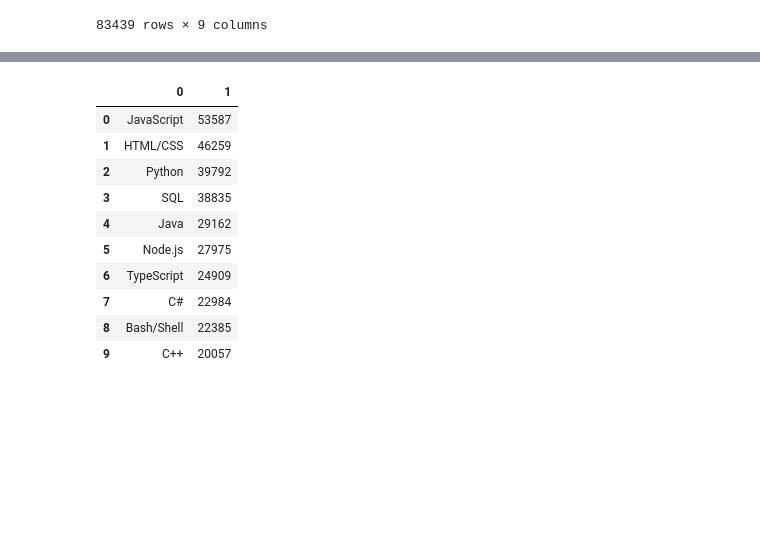
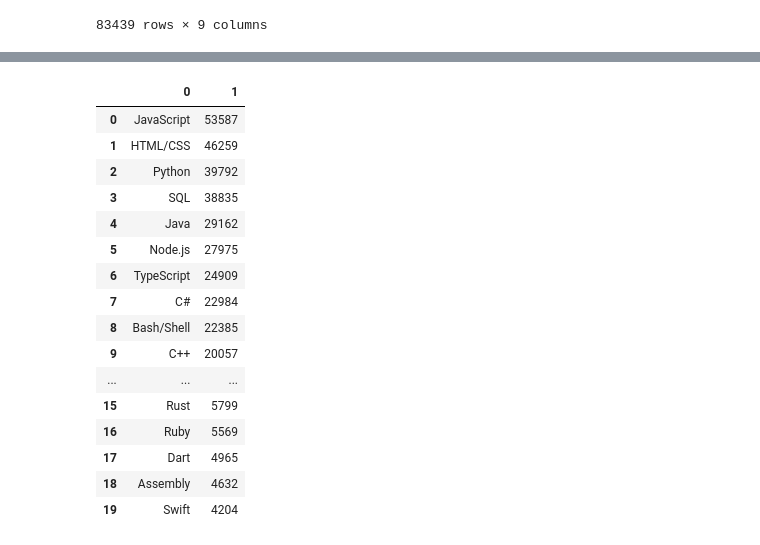
Before and after one commit to Stencoss/DataDrivenDevelopers, a Jupyter notebook: project_1.ipynb, the cells around one changed output, grey strips where cells are left out. Saved outputs shown, nothing was run; the diff lists cells and outputs as text; code cells hidden in the pictures; blank space fills up the shorter version.

```diff
--- a/project_1.ipynb
+++ b/project_1.ipynb
@@ -105,19 +91,24 @@ def find_top_langs(df_in):
 # %%
 # Run the method based off of languages Learned column
 
-top10current = find_top_langs(full_df['LanguageHaveWorkedWith'] ).set_index(0).reset_index().head(10)
-top10current                                #
+find_top_langs(full_df['LanguageHaveWorkedWith'] ).set_index(0).reset_index().head(20)                                  #
 # %% [output]
 |  | 0 | 1 |
 | 0 | JavaScript | 53587 |
 | 1 | HTML/CSS | 46259 |
 | 2 | Python | 39792 |
 | 3 | SQL | 38835 |
 | 4 | Java | 29162 |
 | 5 | Node.js | 27975 |
 | 6 | TypeScript | 24909 |
 | 7 | C# | 22984 |
 | 8 | Bash/Shell | 22385 |
 | 9 | C++ | 20057 |
+| ... | ... | ... |
+| 15 | Rust | 5799 |
+| 16 | Ruby | 5569 |
+| 17 | Dart | 4965 |
+| 18 | Assembly | 4632 |
+| 19 | Swift | 4204 |
 # %%
 # Run the method based off of languages Learned column
```
Also changed, not shown: parts of 5 cells of this notebook.
